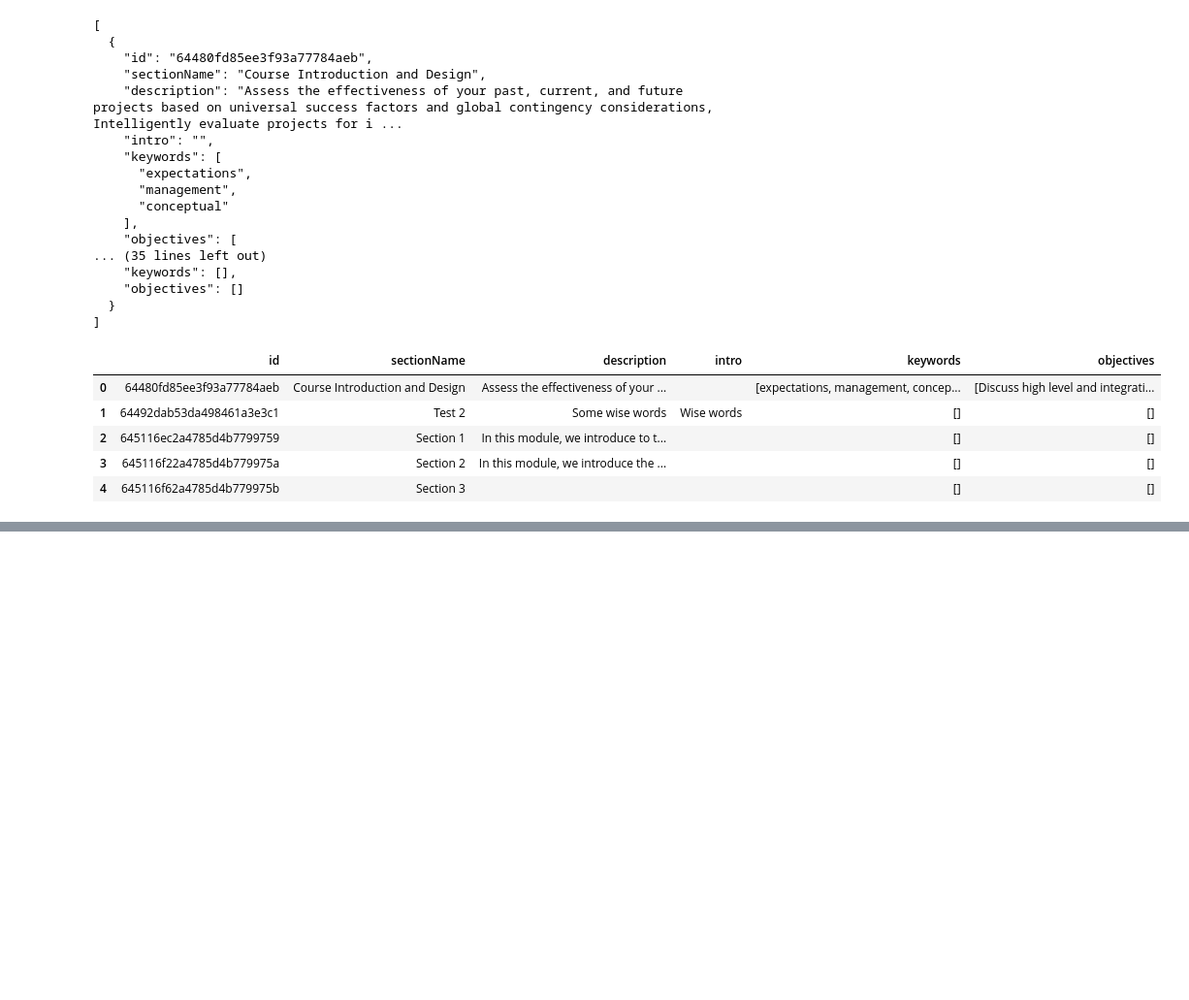
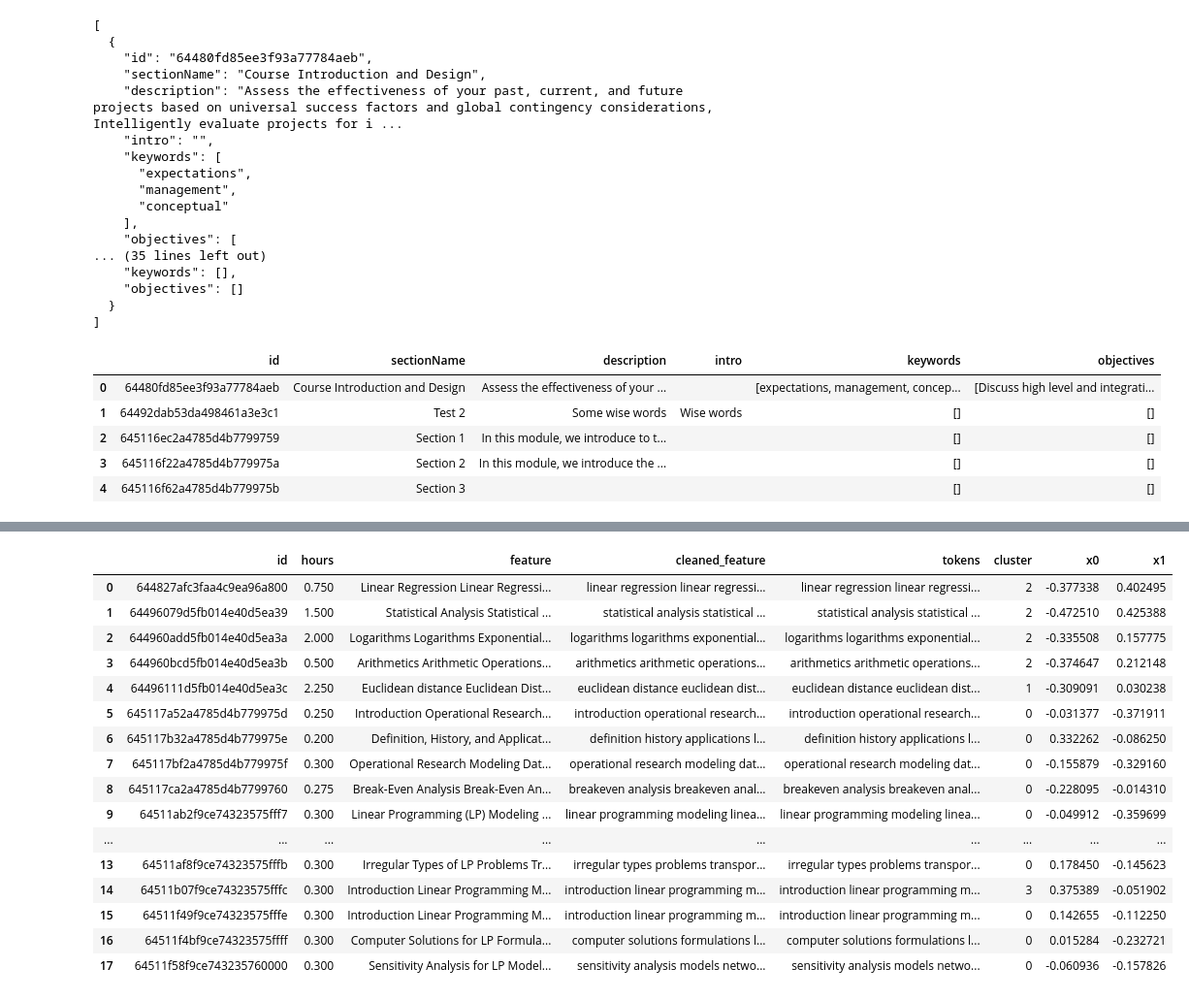
Before and after one commit to odu-emse/mms, a Jupyter notebook: cluster.ipynb, the cells around one changed output, grey strips where cells are left out. Shown at 97% size. Drawn from its saved outputs; the diff is of its cells as text; code cells hidden in the pictures; blank space fills up the shorter version.

```diff
--- a/cluster.ipynb
+++ b/cluster.ipynb
@@ -94,0 +184,3 @@ objectivesDF.head(10)
+# %%
+vectorizer = TfidfVectorizer(sublinear_tf=True, min_df=1, max_df=0.95)
+X = vectorizer.fit_transform(moduleDF['tokens'])
@@ -94,0 +224,20 @@ objectivesDF.head(10)
+# %%
+moduleDF.head(18)
+# %% [output]
+|  | id | hours | feature | cleaned_feature | tokens | cluster | x0 | x1 |
+| 0 | 644827afc3faa4c9ea96a800 | 0.750 | Linear Regression Linear Regressi... | linear regression linear regressi... | linear regression linear regressi... | 2 | -0.377338 | 0.402495 |
+| 1 | 64496079d5fb014e40d5ea39 | 1.500 | Statistical Analysis Statistical ... | statistical analysis statistical ... | statistical analysis statistical ... | 2 | -0.472510 | 0.425388 |
+| 2 | 644960add5fb014e40d5ea3a | 2.000 | Logarithms Logarithms Exponential... | logarithms logarithms exponential... | logarithms logarithms exponential... | 2 | -0.335508 | 0.157775 |
+| 3 | 644960bcd5fb014e40d5ea3b | 0.500 | Arithmetics Arithmetic Operations... | arithmetics arithmetic operations... | arithmetics arithmetic operations... | 2 | -0.374647 | 0.212148 |
+| 4 | 64496111d5fb014e40d5ea3c | 2.250 | Euclidean distance Euclidean Dist... | euclidean distance euclidean dist... | euclidean distance euclidean dist... | 1 | -0.309091 | 0.030238 |
+| 5 | 645117a52a4785d4b779975d | 0.250 | Introduction Operational Research... | introduction operational research... | introduction operational research... | 0 | -0.031377 | -0.371911 |
+| 6 | 645117b32a4785d4b779975e | 0.200 | Definition, History, and Applicat... | definition history applications l... | definition history applications l... | 0 | 0.332262 | -0.086250 |
+| 7 | 645117bf2a4785d4b779975f | 0.300 | Operational Research Modeling Dat... | operational research modeling dat... | operational research modeling dat... | 0 | -0.155879 | -0.329160 |
+| 8 | 645117ca2a4785d4b7799760 | 0.275 | Break-Even Analysis Break-Even An... | breakeven analysis breakeven anal... | breakeven analysis breakeven anal... | 0 | -0.228095 | -0.014310 |
+| 9 | 64511ab2f9ce74323575fff7 | 0.300 | Linear Programming (LP) Modeling ... | linear programming modeling linea... | linear programming modeling linea... | 0 | -0.049912 | -0.359699 |
+| ... | ... | ... | ... | ... | ... | ... | ... | ... |
+| 13 | 64511af8f9ce74323575fffb | 0.300 | Irregular Types of LP Problems Tr... | irregular types problems transpor... | irregular types problems transpor... | 0 | 0.178450 | -0.145623 |
+| 14 | 64511b07f9ce74323575fffc | 0.300 | Introduction Linear Programming M... | introduction linear programming m... | introduction linear programming m... | 3 | 0.375389 | -0.051902 |
+| 15 | 64511f49f9ce74323575fffe | 0.300 | Introduction Linear Programming M... | introduction linear programming m... | introduction linear programming m... | 0 | 0.142655 | -0.112250 |
+| 16 | 64511f4bf9ce74323575ffff | 0.300 | Computer Solutions for LP Formula... | computer solutions formulations l... | computer solutions formulations l... | 0 | 0.015284 | -0.232721 |
+| 17 | 64511f58f9ce743235760000 | 0.300 | Sensitivity Analysis for LP Model... | sensitivity analysis models netwo... | sensitivity analysis models netwo... | 0 | -0.060936 | -0.157826 |
```
Also changed, not shown: parts of 24 cells of this notebook, 1 other file.
